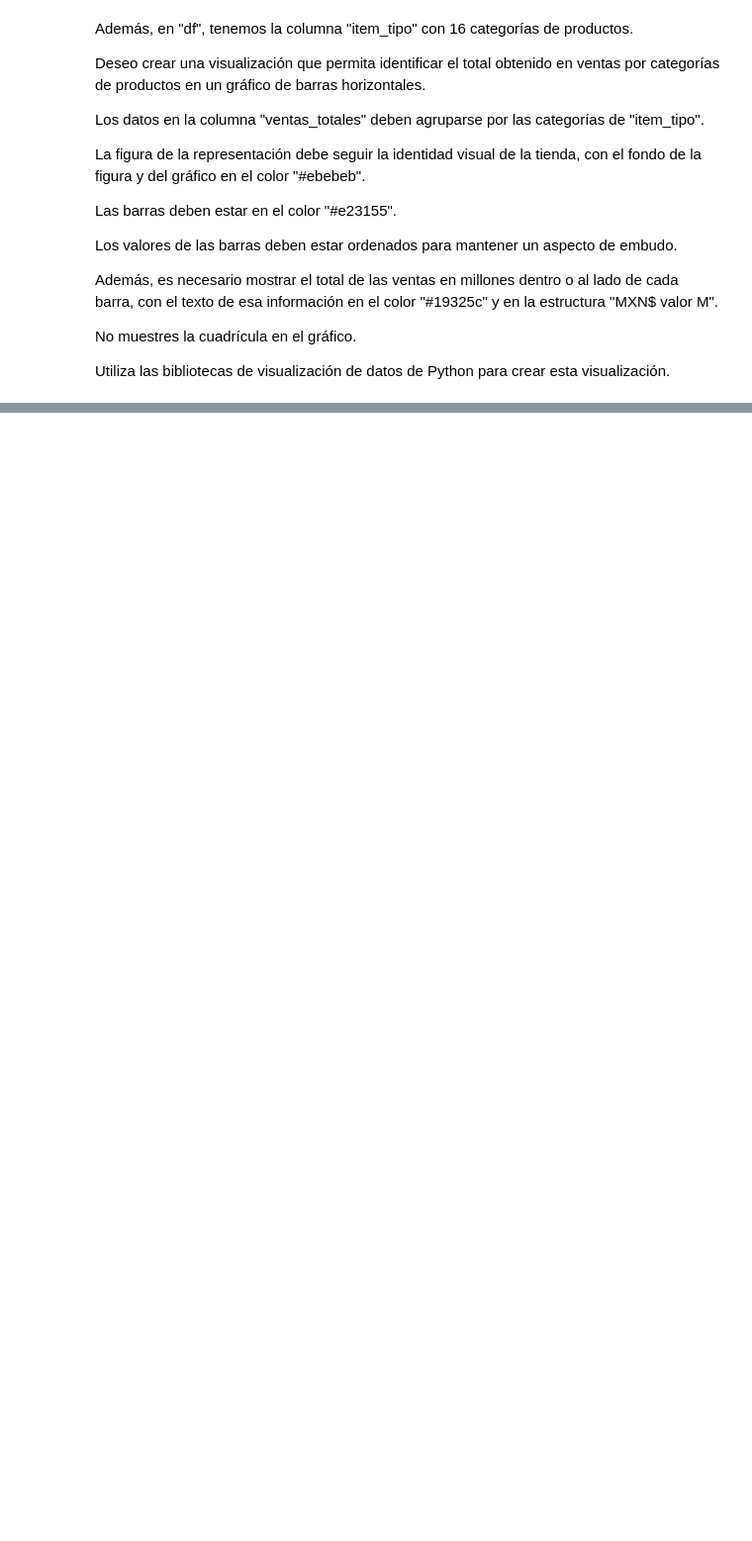
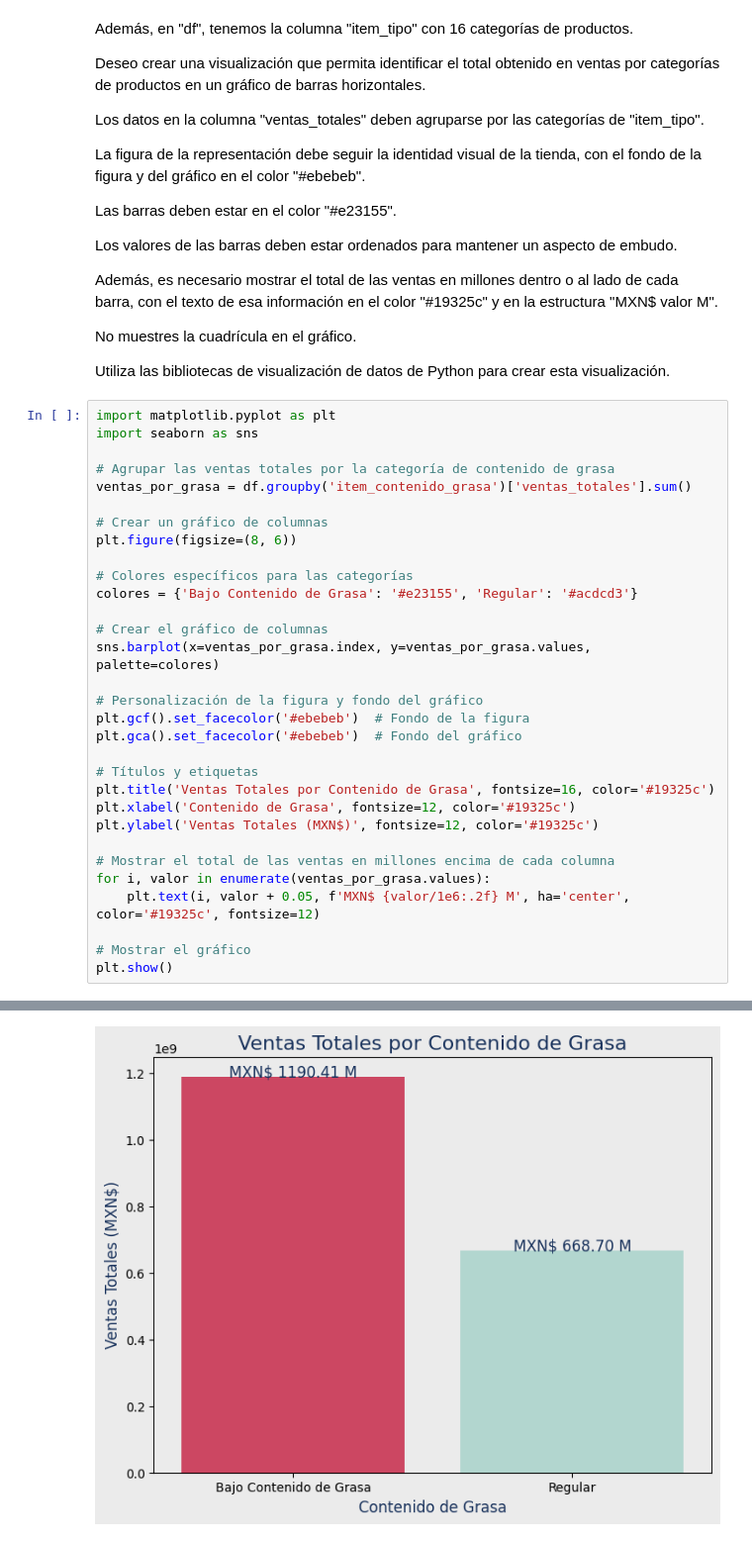
Before and after one commit to luisdh8/2049-FokusCurso, a Jupyter notebook: Utilizando_chatgpt_como_asistente.ipynb, the cells around one changed output, grey strips where cells are left out. Shown at 99% size. Drawn from its saved outputs; the diff is of its cells as text; blank space fills up the shorter version.

```diff
--- a/Utilizando_chatgpt_como_asistente.ipynb
+++ b/Utilizando_chatgpt_como_asistente.ipynb
@@ -366,3 +458,35 @@ Además, es necesario mostrar el total de las ventas en millones dentro o al lad
 No muestres la cuadrícula en el gráfico.
 
 Utiliza las bibliotecas de visualización de datos de Python para crear esta visualización.
+# %%
+import matplotlib.pyplot as plt
+import seaborn as sns
+
+# Agrupar las ventas totales por la categoría de contenido de grasa
+ventas_por_grasa = df.groupby('item_contenido_grasa')['ventas_totales'].sum()
+
+# Crear un gráfico de columnas
+plt.figure(figsize=(8, 6))
+
+# Colores específicos para las categorías
+colores = {'Bajo Contenido de Grasa': '#e23155', 'Regular': '#acdcd3'}
+
+# Crear el gráfico de columnas
+sns.barplot(x=ventas_por_grasa.index, y=ventas_por_grasa.values, palette=colores)
+
+# Personalización de la figura y fondo del gráfico
+plt.gcf().set_facecolor('#ebebeb')  # Fondo de la figura
+plt.gca().set_facecolor('#ebebeb')  # Fondo del gráfico
+
+# Títulos y etiquetas
+plt.title('Ventas Totales por Contenido de Grasa', fontsize=16, color='#19325c')
+plt.xlabel('Contenido de Grasa', fontsize=12, color='#19325c')
+plt.ylabel('Ventas Totales (MXN$)', fontsize=12, color='#19325c')
+
+# Mostrar el total de las ventas en millones encima de cada columna
+for i, valor in enumerate(ventas_por_grasa.values):
+    plt.text(i, valor + 0.05, f'MXN$ {valor/1e6:.2f} M', ha='center', color='#19325c', fontsize=12)
+
+# Mostrar el gráfico
+plt.show()
+# %% [output]
@@ -368,0 +496 @@ Utiliza las bibliotecas de visualización de datos de Python para crear esta vis
+[figure, added]
```
Also changed, not shown: parts of 4 cells of this notebook.
